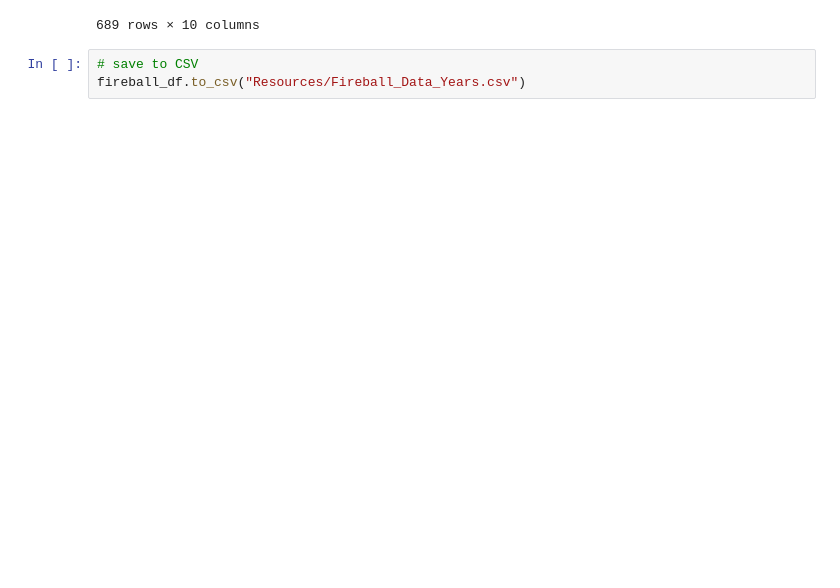
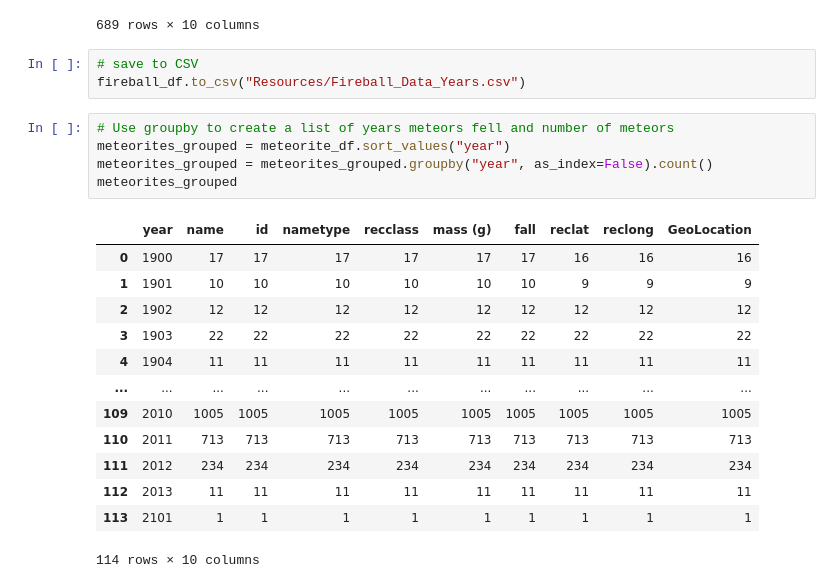
Before and after one commit to kellnergp/Meteorites-Fireballs-Interactive-Dashboard, a Jupyter notebook: ConvertDateTime.ipynb, the cells around one changed output. Cells and saved outputs as stored; diff of their text form; blank space fills up the shorter version.

Commit message:
Updated ConvertDateTime.ipynb to create meteor count data and save as csv.

```diff
--- a/ConvertDateTime.ipynb
+++ b/ConvertDateTime.ipynb
@@ -116,3 +116,22 @@ fireball_df
 # %%
 # save to CSV
 fireball_df.to_csv("Resources/Fireball_Data_Years.csv")
+# %%
+# Use groupby to create a list of years meteors fell and number of meteors
+meteorites_grouped = meteorite_df.sort_values("year")
+meteorites_grouped = meteorites_grouped.groupby("year", as_index=False).count()
+meteorites_grouped
+# %% [output]
+|  | year | name | id | nametype | recclass | mass (g) | fall | reclat | reclong | GeoLocation |
+| 0 | 1900 | 17 | 17 | 17 | 17 | 17 | 17 | 16 | 16 | 16 |
+| 1 | 1901 | 10 | 10 | 10 | 10 | 10 | 10 | 9 | 9 | 9 |
+| 2 | 1902 | 12 | 12 | 12 | 12 | 12 | 12 | 12 | 12 | 12 |
+| 3 | 1903 | 22 | 22 | 22 | 22 | 22 | 22 | 22 | 22 | 22 |
+| 4 | 1904 | 11 | 11 | 11 | 11 | 11 | 11 | 11 | 11 | 11 |
+| ... | ... | ... | ... | ... | ... | ... | ... | ... | ... | ... |
+| 109 | 2010 | 1005 | 1005 | 1005 | 1005 | 1005 | 1005 | 1005 | 1005 | 1005 |
+| 110 | 2011 | 713 | 713 | 713 | 713 | 713 | 713 | 713 | 713 | 713 |
+| 111 | 2012 | 234 | 234 | 234 | 234 | 234 | 234 | 234 | 234 | 234 |
+| 112 | 2013 | 11 | 11 | 11 | 11 | 11 | 11 | 11 | 11 | 11 |
+| 113 | 2101 | 1 | 1 | 1 | 1 | 1 | 1 | 1 | 1 | 1 |
+114 rows × 10 columns
```
Also changed, not shown: parts of 2 cells of this notebook, 21 other files.
